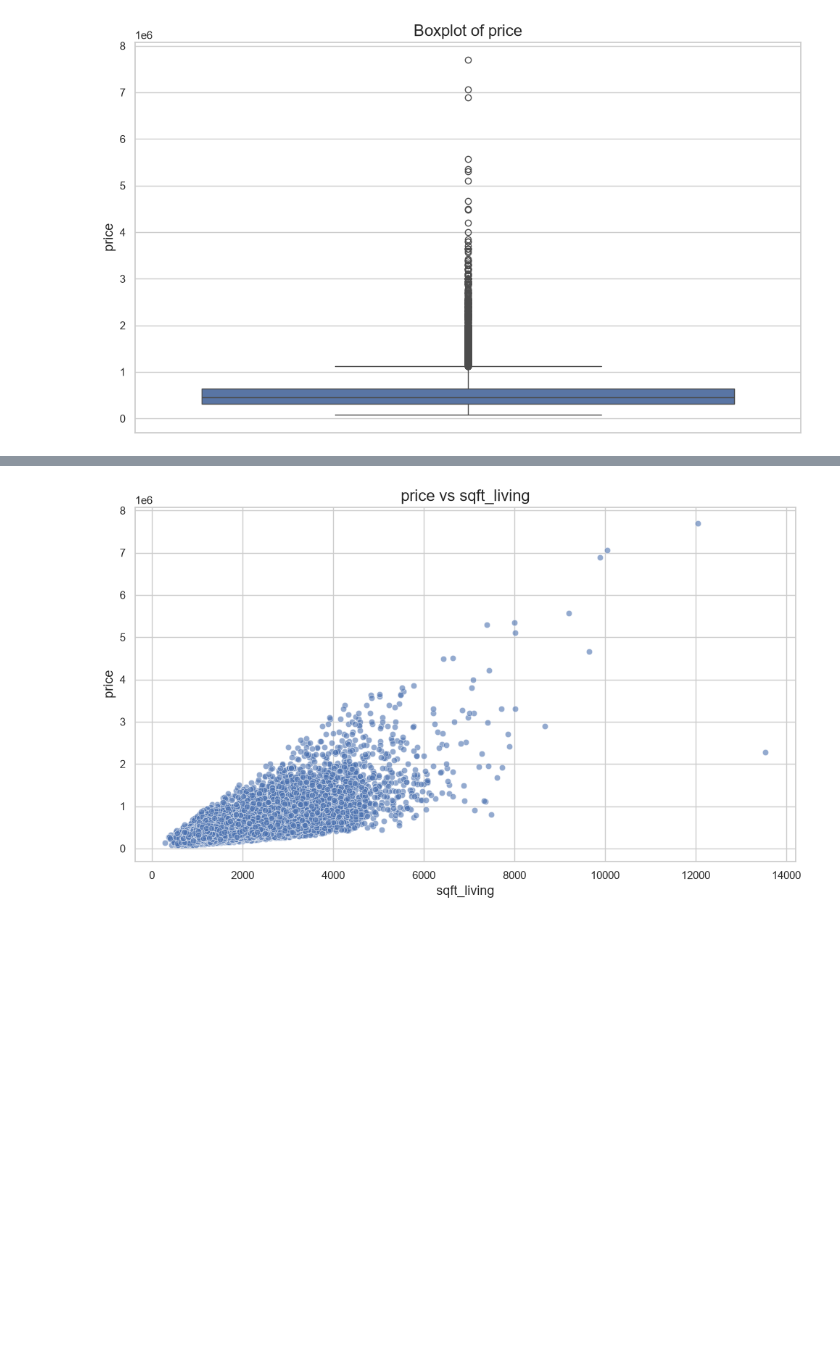
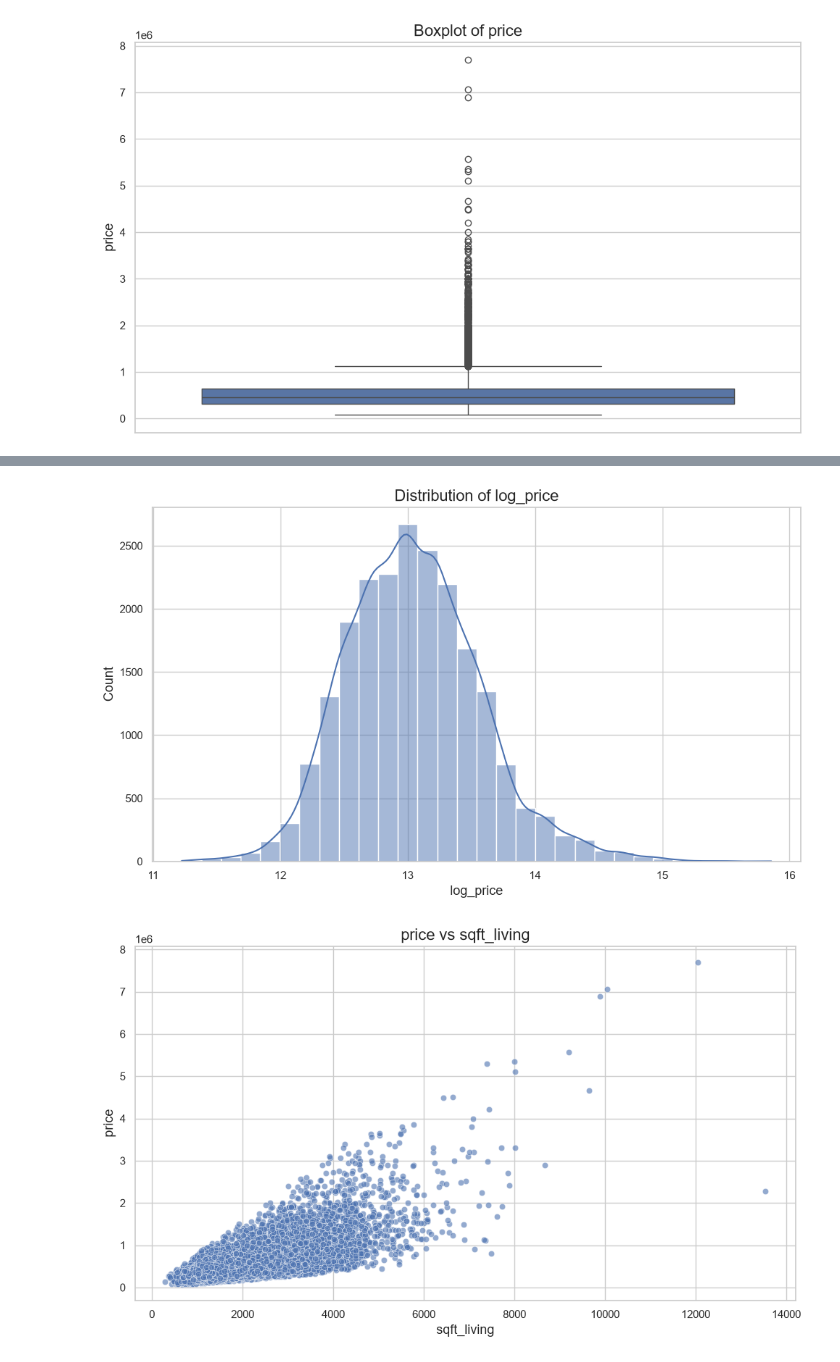
Before and after one commit to hossenshihab/realestate-intelligence-platform, a Jupyter notebook: notebooks/02_eda.ipynb, the cells around one changed output, grey strips where cells are left out. Saved outputs shown, nothing was run; the diff lists cells and outputs as text; code cells hidden in the pictures; blank space fills up the shorter version.

```diff
--- a/notebooks/02_eda.ipynb
+++ b/notebooks/02_eda.ipynb
@@ -27,3 +55,7 @@ viz.boxplot("price")
+# %%
+viz.histogram("log_price")
+# %% [output]
+[figure, added]
 # %%
 viz.scatter("sqft_living", "price")
 # %% [output]
```
Also changed, not shown: parts of 9 cells of this notebook.
